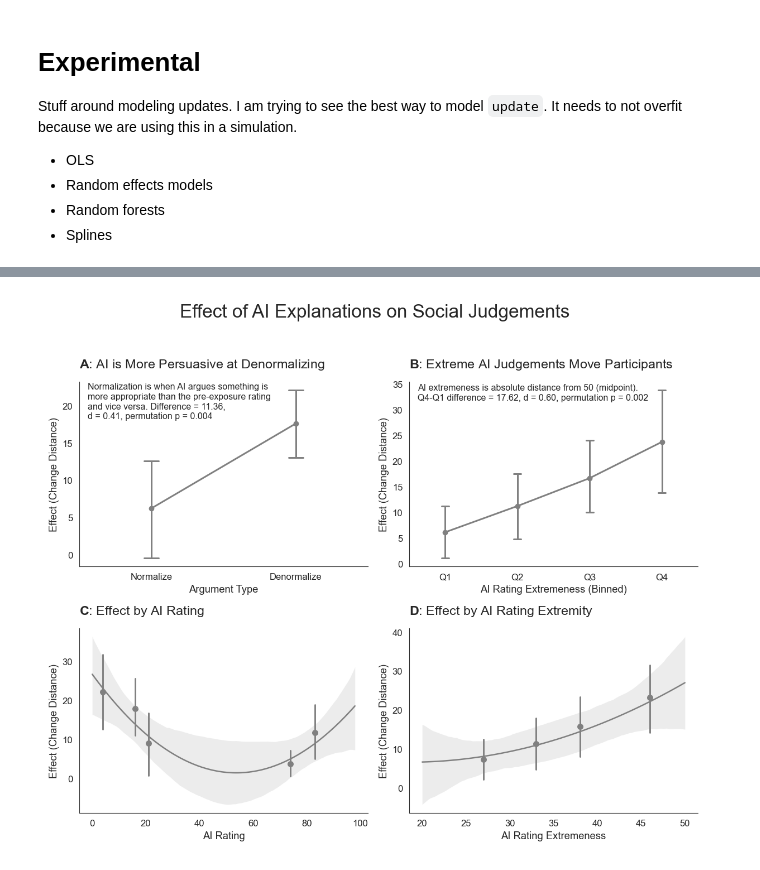
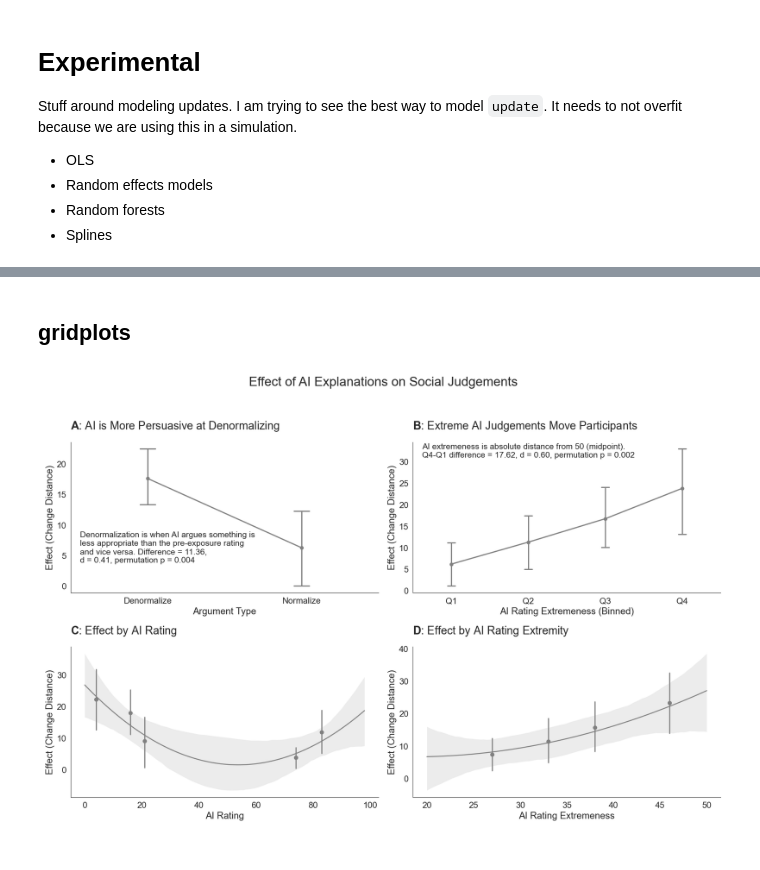
Before and after one commit to josh-ashkinaze/ssl, a Jupyter notebook: study2/6.3_analyze_init_norm_pilot.ipynb, the cells around one changed output, grey strips where cells are left out. Drawn from its saved outputs; the diff is of its cells as text; code cells hidden in the pictures.

```diff
--- a/study2/6.3_analyze_init_norm_pilot.ipynb
+++ b/study2/6.3_analyze_init_norm_pilot.ipynb
@@ -119,6 +119,8 @@ def make_df():
     df['change_distance'] = df['pre_distance'] - df['post_distance']
     df['did_change_distance'] = df['change_distance'].apply(lambda x: 1 if x > 0 else 0)
     df['did_change'] = 1 * ((df['pre_distance'] - df['post_distance']) != 0)
+    df['raw_update'] = df['post'] - df['pre']
+    df['raw_ai_distance'] = df['rating'] - df['pre']
 
     # Domain cleaning
     df['domain'] = df['domain'].map(short_domain)
@@ -146,6 +148,10 @@ def make_df():
         df[f"{var}_int"] = df[var].map(usage_map)
     df['usage_sum'] = df[['usage_personal_int', 'usage_moral_int', 'usage_convention_int']].sum(axis=1)
 
+    # convince type
+    df['convince_type'] = np.where(df['rating'] < df['pre'], "Denormalize", "Normalize")
+
+
     df.to_csv("../data/qualtrics_experiments/desc_norms_init_norm_pilot_long.csv", index=False)
 
     return df
@@ -674,7 +743,7 @@ import seaborn as sns
 import numpy as np
 
 make_aesthetic(font_scale=1.5)
-fig, ax = plt.subplots(figsize=(9, 6))
+fig, ax = plt.subplots(figsize=(12, 8))
 
 # make the lines
 colors = sns.color_palette("RdBu_r", 2)
@@ -1059,3 +1210,5 @@ Starting 5-fold cross-validation...
+# %% [markdown]
+## gridplots
 # %%
 import pandas as pd
 import numpy as np
@@ -1101,7 +1254,7 @@ denorm = df[df['convince_type'] == 'Denormalize']['change_distance']
 norm = df[df['convince_type'] == 'Normalize']['change_distance']
 d_convince = cohens_d(denorm, norm)
 res_convince = permutation_test((denorm, norm), statistic, n_resamples=10000, random_state=42)
-stats_convince_str = f"Normalization is when AI argues something is\nmore appropriate than the pre-exposure rating\nand vice versa. Difference = {res_convince.statistic:.2f},\nd = {d_convince:.2f}, permutation p = {res_convince.pvalue:.3f}"
+stats_convince_str = f"Denormalization is when AI argues something is\nless appropriate than the pre-exposure rating\nand vice versa. Difference = {res_convince.statistic:.2f},\nd = {d_convince:.2f}, permutation p = {res_convince.pvalue:.3f}"
 
 # --- Stats for Plot D ---
 q1_extremity = df[df['rating_extreme_bin'] == 'Q1']['change_distance']
@@ -1113,37 +1266,37 @@ stats_extremity_str = f"AI extremeness is absolute distance from 50 (midpoint).\
 ################################
 # 4. Plotting
 ################################
-fig, axes = plt.subplots(2, 2, figsize=(12, 10))
+fig, axes = plt.subplots(2, 2, figsize=(18, 12))
 fig.suptitle("Effect of AI Explanations on Social Judgements", fontsize=24)
 
 # Top-left
-sns.pointplot(data=df, x='convince_type', y='change_distance', ax=axes[0, 0], color='gray', capsize=.1)
+sns.pointplot(data=df.sort_values(by=['convince_type']), x='convince_type', y='change_distance', ax=axes[0, 0], color='gray', capsize=.1)
 axes[0, 0].set_ylabel("Effect (Change Distance)")
 axes[0, 0].set_xlabel("Argument Type")
 axes[0, 0].set_title(f"{make_bold('A')}: AI is More Persuasive at Denormalizing")
-axes[0, 0].text(0.03, 0.8, stats_convince_str, ha="left", transform=axes[0, 0].transAxes)
+axes[0, 0].text(0.03, 0.2, stats_convince_str, ha="left", transform=axes[0, 0].transAxes)
 
 # Top-right
 sns.pointplot(data=df, x='rating_extreme_bin', y='change_distance', ax=axes[0, 1], color='gray', capsize=.1)
 axes[0, 1].set_ylabel("Effect (Change Distance)")
 axes[0, 1].set_xlabel("AI Rating Extremeness (Binned)")
 axes[0, 1].set_title(f"{make_bold('B')}: Extreme AI Judgements Move Participants")
 axes[0, 1].text(0.03, 0.9, stats_extremity_str, ha="left", transform=axes[0, 1].transAxes)
 
 # Bottom-left
 sns.regplot(data=df, x='rating', y='change_distance', color='gray', order=2, x_bins=5, ax=axes[1, 0])
 axes[1, 0].set_xlabel("AI Rating")
 axes[1, 0].set_ylabel("Effect (Change Distance)")
 axes[1, 0].set_title(f"{make_bold('C')}: Effect by AI Rating")
 
 # Bottom-right
 sns.regplot(data=df, y='change_distance', x='rating_extreme', color='gray', order=2, x_bins=4, ax=axes[1, 1])
 axes[1, 1].set_xlabel("AI Rating Extremeness")
 axes[1, 1].set_ylabel("Effect (Change Distance)")
 axes[1, 1].set_title(f"{make_bold('D')}: Effect by AI Rating Extremity")
 
 plt.tight_layout(rect=[0, 0, 1, 0.95])
 
 plt.savefig("grid.pdf")
 # %% [output]
-[figure, old version]
+[figure, new version]
```
Also changed, not shown: parts of 26 cells of this notebook.
